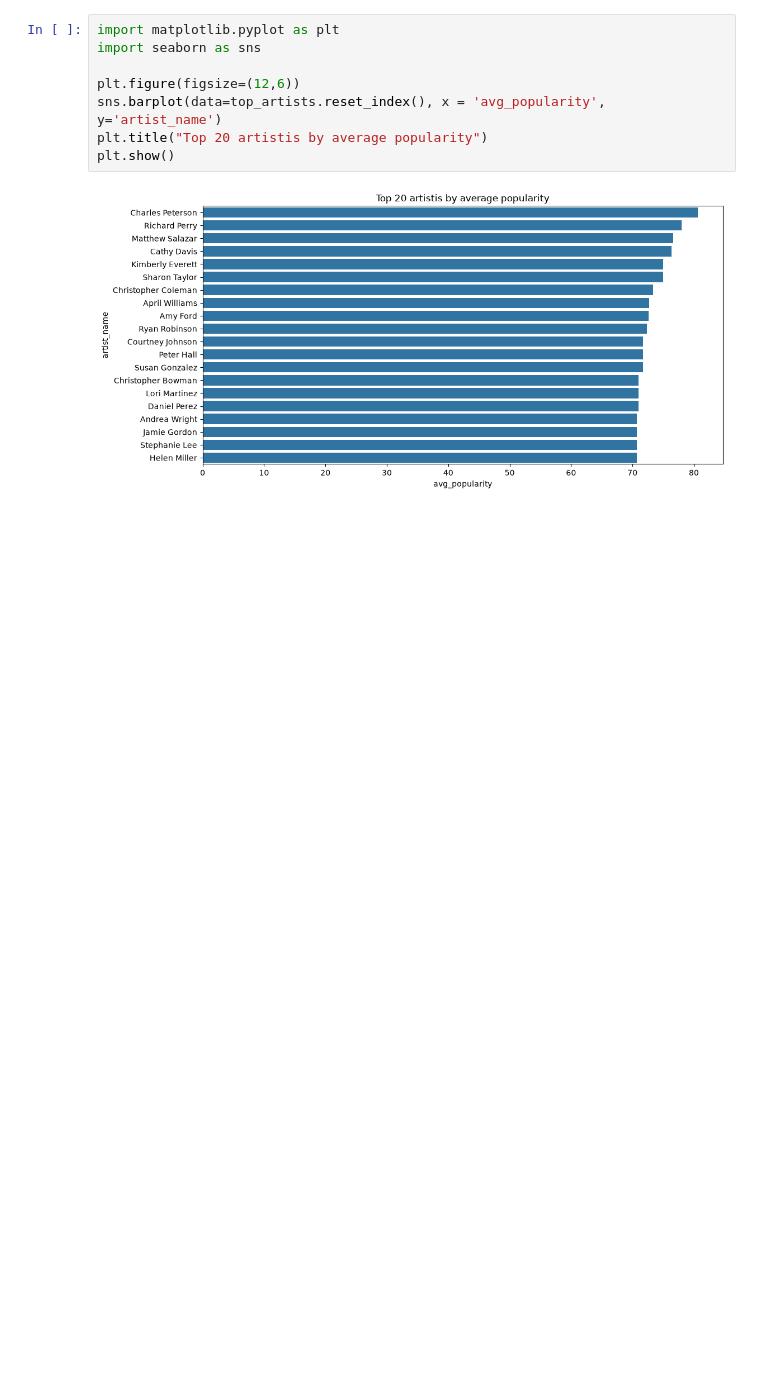
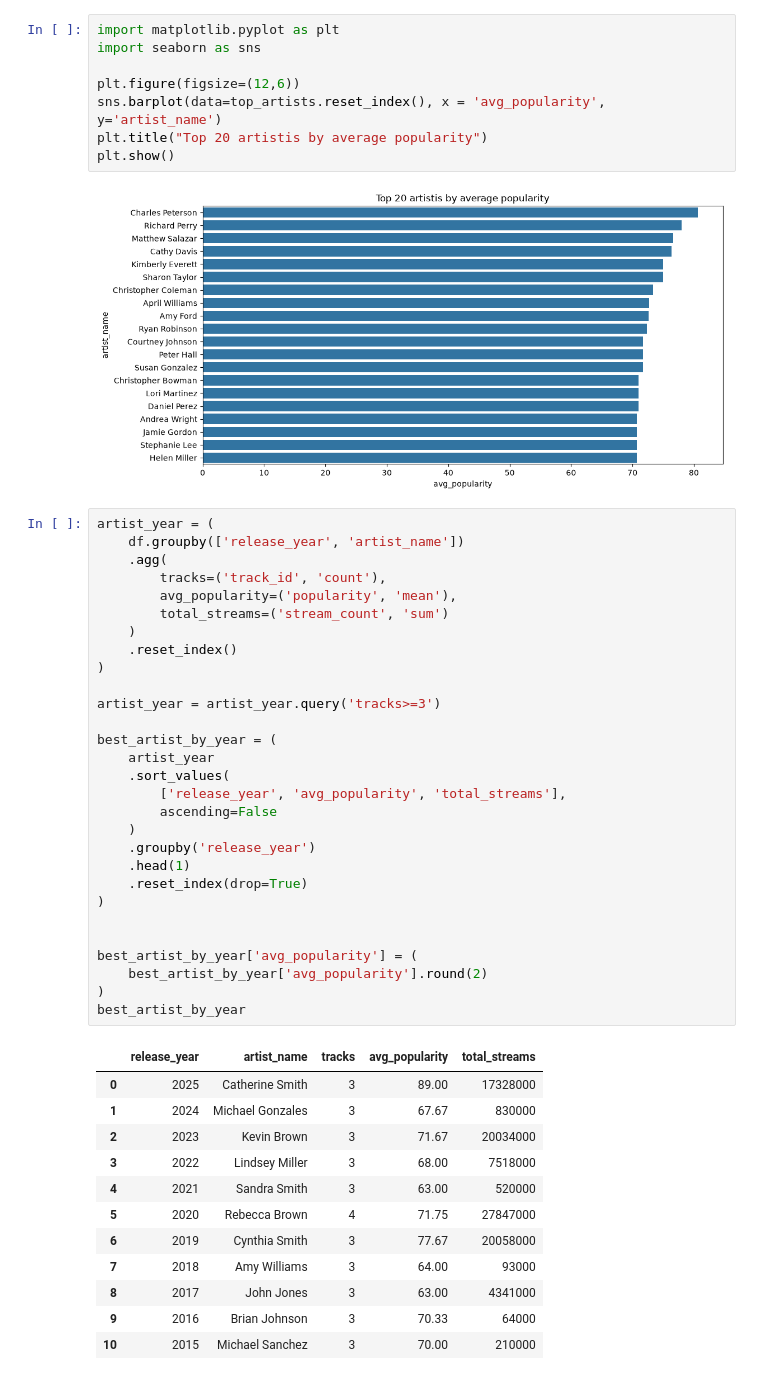
Before and after one commit to GreedIsGoody/data-analys-spotify-artists, a Jupyter notebook: notebook/Analys.ipynb, the cells around one changed output. Drawn from its saved outputs; the diff is of its cells as text; blank space fills up the shorter version.

```diff
--- a/notebook/Analys.ipynb
+++ b/notebook/Analys.ipynb
@@ -198,3 +198,45 @@ plt.title("Top 20 artistis by average popularity")
 plt.show()
 # %% [output]
 [figure]
+# %%
+artist_year = (
+    df.groupby(['release_year', 'artist_name'])
+    .agg(
+        tracks=('track_id', 'count'),
+        avg_popularity=('popularity', 'mean'),
+        total_streams=('stream_count', 'sum')
+    )
+    .reset_index()
+)
+
+artist_year = artist_year.query('tracks>=3')
+
+best_artist_by_year = (
+    artist_year
+    .sort_values(
+        ['release_year', 'avg_popularity', 'total_streams'],
+        ascending=False
+    )
+    .groupby('release_year')
+    .head(1)
+    .reset_index(drop=True)
+)
+
+
+best_artist_by_year['avg_popularity'] = (
+    best_artist_by_year['avg_popularity'].round(2)
+)
+best_artist_by_year
+# %% [output]
+|  | release_year | artist_name | tracks | avg_popularity | total_streams |
+| 0 | 2025 | Catherine Smith | 3 | 89.00 | 17328000 |
+| 1 | 2024 | Michael Gonzales | 3 | 67.67 | 830000 |
+| 2 | 2023 | Kevin Brown | 3 | 71.67 | 20034000 |
+| 3 | 2022 | Lindsey Miller | 3 | 68.00 | 7518000 |
+| 4 | 2021 | Sandra Smith | 3 | 63.00 | 520000 |
+| 5 | 2020 | Rebecca Brown | 4 | 71.75 | 27847000 |
+| 6 | 2019 | Cynthia Smith | 3 | 77.67 | 20058000 |
+| 7 | 2018 | Amy Williams | 3 | 64.00 | 93000 |
+| 8 | 2017 | John Jones | 3 | 63.00 | 4341000 |
+| 9 | 2016 | Brian Johnson | 3 | 70.33 | 64000 |
+| 10 | 2015 | Michael Sanchez | 3 | 70.00 | 210000 |
```
Also changed, not shown: parts of 1 cell of this notebook.
